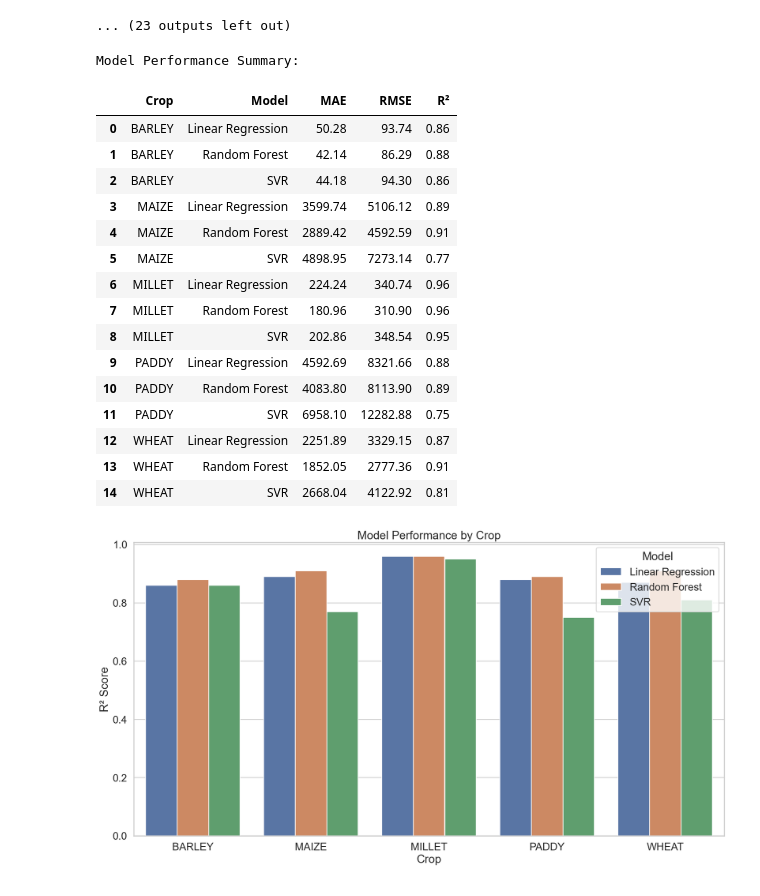
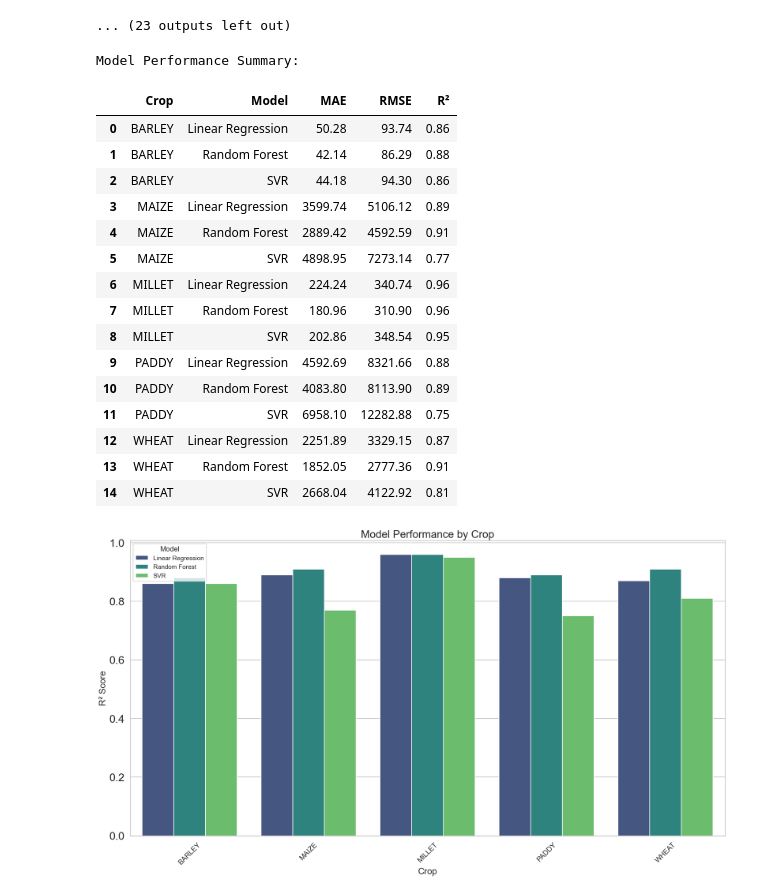
Before and after one commit to Aayushstha03/cropYieldPrediction, a Jupyter notebook: completeAlgorithms.ipynb, the cells around one changed output. Cells and saved outputs as stored; diff of their text form; code cells hidden in the pictures.

```diff
--- a/completeAlgorithms.ipynb
+++ b/completeAlgorithms.ipynb
@@ -222,36 +222,47 @@ Normalized Feature Importances for MAIZE:
 # %%
 # Summary of all results
 summary_df = summary_df.round(2)
 print("Model Performance Summary:")
 display(summary_df)  # Jupyter-friendly display of the summary
+
 # Display the summary DataFrame as a clear table
-plt.figure(figsize=(20, 10))
+plt.figure(figsize=(24, 12))  # Increase figure size for better resolution
+
 # Increase font size
-sns.set_context("talk", font_scale=1.2)
-# Save the plot with transparent background
+sns.set_context("talk", font_scale=1.5)  # Increase font scale for better readability
 
-sns.barplot(x="Crop", y="R²", hue="Model", data=summary_df)
-plt.title("Model Performance by Crop")
-plt.ylabel("R² Score")
-plt.xlabel("Crop")
-plt.legend(title="Model")
+# Create a bar plot with customizations
+bar_plot = sns.barplot(x="Crop", y="R²", hue="Model", data=summary_df, palette="viridis")
+
+# Add title and labels
+plt.title("Model Performance by Crop", fontsize=24)
+plt.ylabel("R² Score", fontsize=20)
+plt.xlabel("Crop", fontsize=20)
+
+# Rotate x-axis labels for better readability
+plt.xticks(rotation=45, fontsize=16)
+
+# Add legend with title
+plt.legend(title="Model", title_fontsize='16', fontsize='14')
+
+# Display the plot
 plt.show()
 # %% [output]
 Model Performance Summary:
 |  | Crop | Model | MAE | RMSE | R² |
 | 0 | BARLEY | Linear Regression | 50.28 | 93.74 | 0.86 |
 | 1 | BARLEY | Random Forest | 42.14 | 86.29 | 0.88 |
 | 2 | BARLEY | SVR | 44.18 | 94.30 | 0.86 |
 | 3 | MAIZE | Linear Regression | 3599.74 | 5106.12 | 0.89 |
 | 4 | MAIZE | Random Forest | 2889.42 | 4592.59 | 0.91 |
 | 5 | MAIZE | SVR | 4898.95 | 7273.14 | 0.77 |
 | 6 | MILLET | Linear Regression | 224.24 | 340.74 | 0.96 |
 | 7 | MILLET | Random Forest | 180.96 | 310.90 | 0.96 |
 | 8 | MILLET | SVR | 202.86 | 348.54 | 0.95 |
 | 9 | PADDY | Linear Regression | 4592.69 | 8321.66 | 0.88 |
 | 10 | PADDY | Random Forest | 4083.80 | 8113.90 | 0.89 |
 | 11 | PADDY | SVR | 6958.10 | 12282.88 | 0.75 |
 | 12 | WHEAT | Linear Regression | 2251.89 | 3329.15 | 0.87 |
 | 13 | WHEAT | Random Forest | 1852.05 | 2777.36 | 0.91 |
 | 14 | WHEAT | SVR | 2668.04 | 4122.92 | 0.81 |
-[figure, old version]
+[figure, new version]
```
Also changed, not shown: 30 other files.
